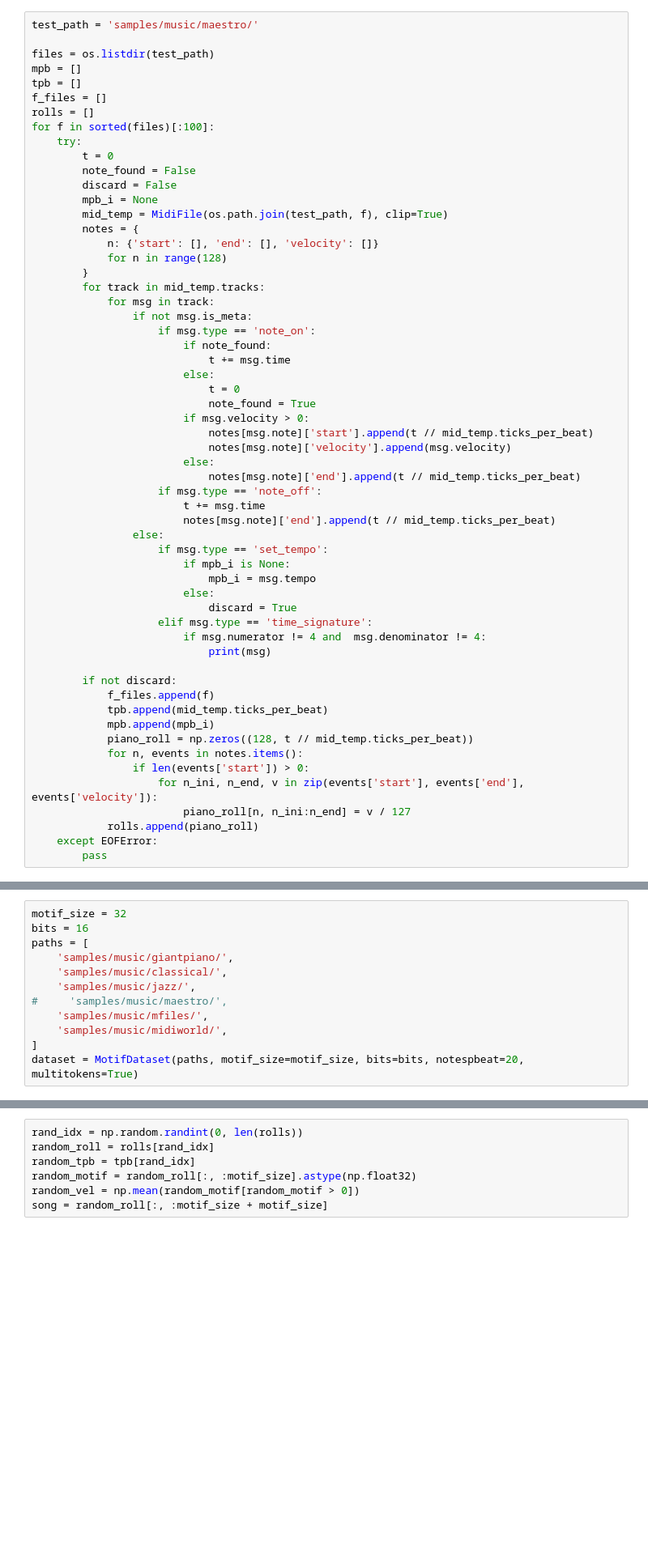
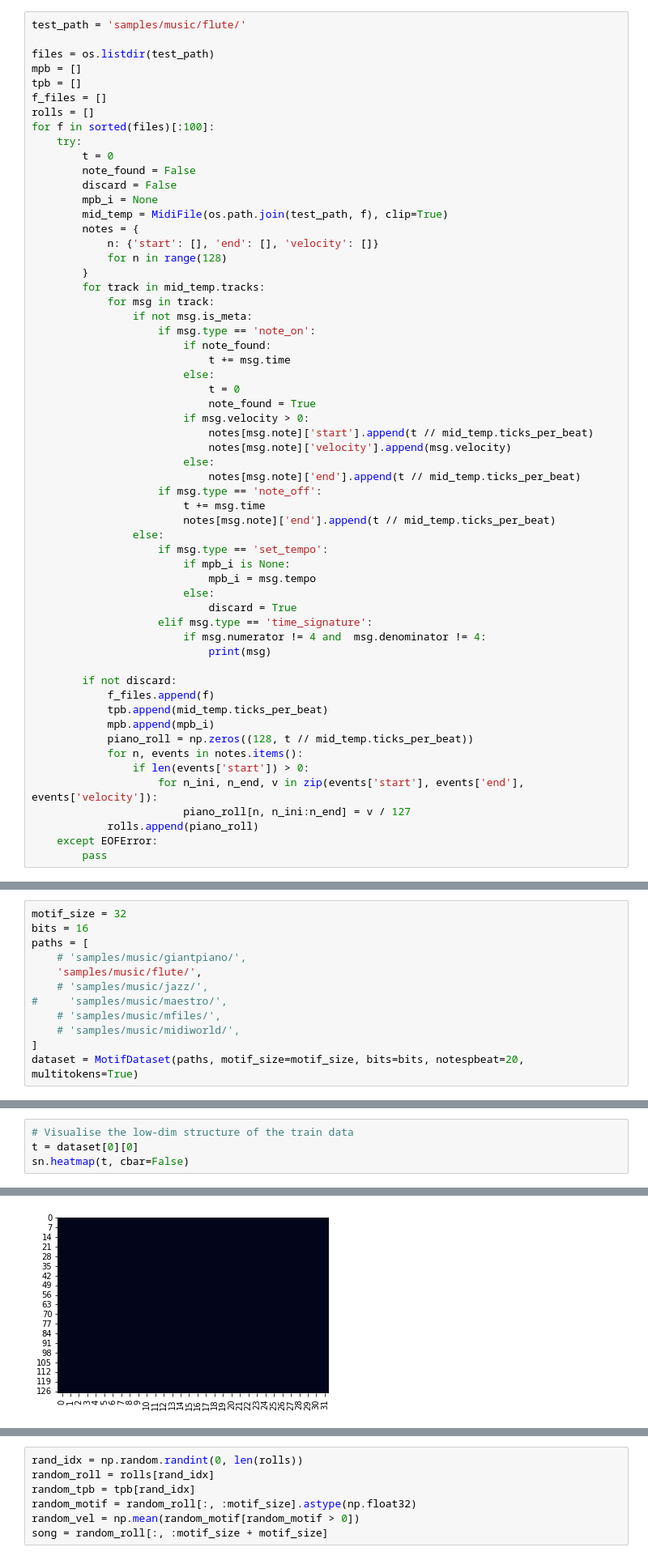
Before and after one commit to marianocabezas/brainharmonic, a Jupyter notebook: transformer.ipynb, the cells around one changed output, grey strips where cells are left out. Shown at 81% size. Cells and saved outputs as stored; diff of their text form; blank space fills up the shorter version.

```diff
--- a/transformer.ipynb
+++ b/transformer.ipynb
@@ -15,7 +15,7 @@ from functools import partial
 from copy import deepcopy
 from base import BaseModel
 # %%
-test_path = 'samples/music/maestro/'
+test_path = 'samples/music/flute/'
 
 files = os.listdir(test_path)
 mpb = []
@@ -527,12 +545,12 @@ def state_to_roll(states, bits=8, notes=128):
 motif_size = 32
 bits = 16
 paths = [
-    'samples/music/giantpiano/',
-    'samples/music/classical/',
-    'samples/music/jazz/',
+    # 'samples/music/giantpiano/',
+    'samples/music/flute/',
+    # 'samples/music/jazz/',
 #     'samples/music/maestro/',
-    'samples/music/mfiles/',
-    'samples/music/midiworld/',
+    # 'samples/music/mfiles/',
+    # 'samples/music/midiworld/',
 ]
 dataset = MotifDataset(paths, motif_size=motif_size, bits=bits, notespbeat=20, multitokens=True)
 # %% [output]
@@ -555,0 +558,5 @@ Unreadable shos87-8.mid samples/music/midiworld/
+# %%
+# Visualise the low-dim structure of the train data
+t = dataset[0][0]
+sn.heatmap(t, cbar=False)
+# %% [output]
@@ -556,3 +564,4 @@ Unreadable shos87-8.mid samples/music/midiworld/
+[figure, added]
 # %%
 batch_size = 32
 
```
Also changed, not shown: parts of 10 cells of this notebook, 6 other files.
